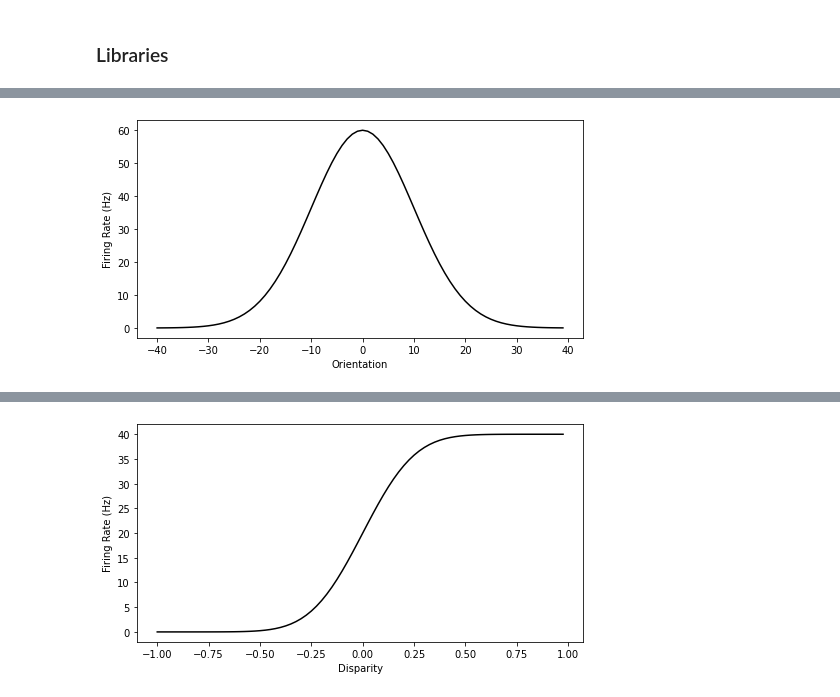
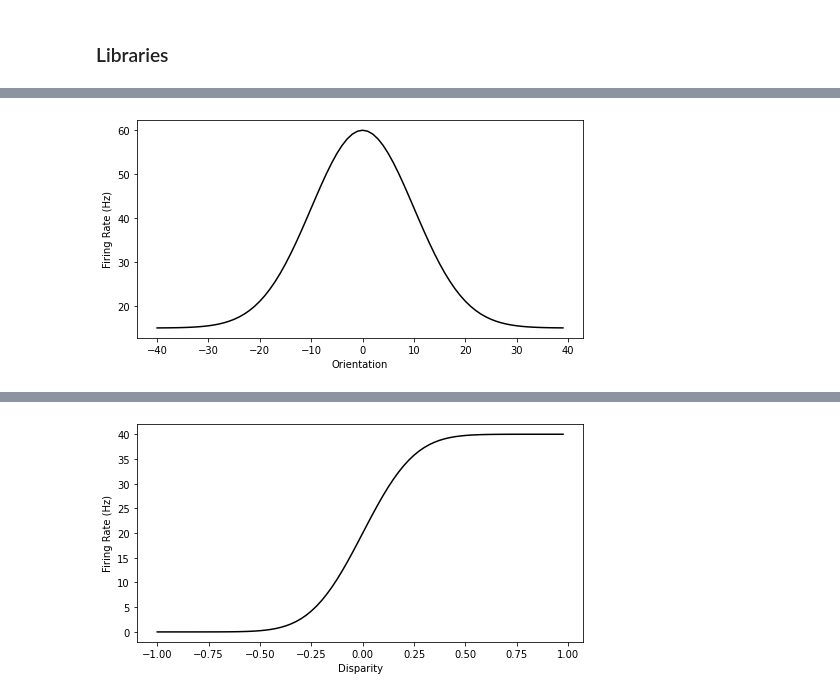
Before and after one commit to john-s-butler-dit/Basic-Introduction-to-Python, a Jupyter notebook: W2T3 Tuning Curve.ipynb, the cells around one changed output, grey strips where cells are left out. Saved outputs shown, nothing was run; the diff lists cells and outputs as text; code cells hidden in the pictures.

```diff
--- a/W2T3 Tuning Curve.ipynb
+++ b/W2T3 Tuning Curve.ipynb
@@ -25,12 +25,16 @@ To simulate a single 1000ms trial we generate a matrix of 1000 time 100 trials r
 # %%
 Orientation=np.arange(-40,40,1)
 Max_Firing=60
+Min_Firing=15
+Variance=10
 Preferred_Direction=0
-tunning_curve= Max_Firing*norm.pdf(Orientation,Preferred_Direction,10)/max(norm.pdf(Orientation,Preferred_Direction,10))
+tunning_curve= norm.pdf(Orientation,Preferred_Direction,Variance)
+tunning_curve= tunning_curve/max(tunning_curve)
+tunning_curve= (Max_Firing-Min_Firing)*tunning_curve+Min_Firing
 fig = plt.figure(figsize=(8,4)) # This setups the size of the figure
 plt.plot(Orientation,tunning_curve,'-',color='black')
 plt.xlabel('Orientation')
 plt.ylabel('Firing Rate (Hz)')
 plt.show() # This plots the figure
 # %% [output]
-[figure, old version]
+[figure, new version]
```
Also changed, not shown: parts of 7 cells of this notebook.
